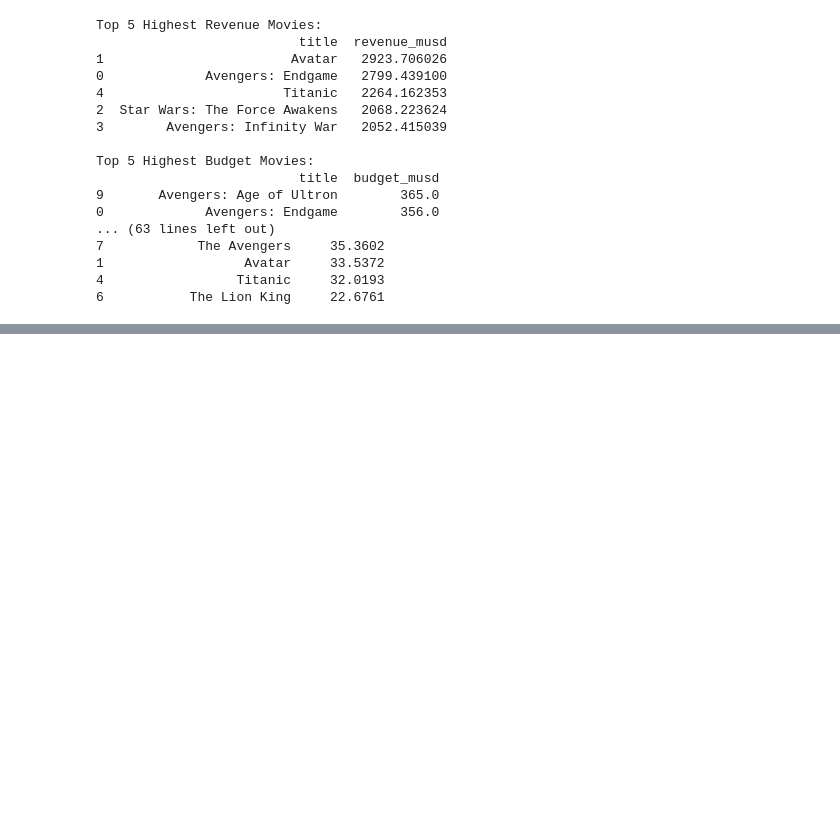
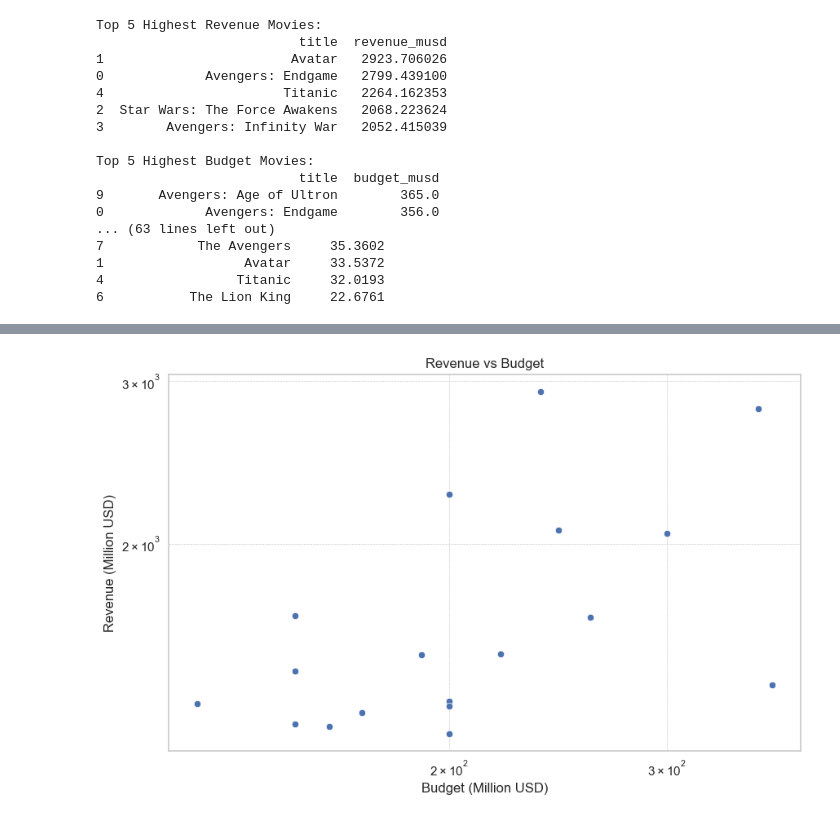
Before and after one commit to ayertey1/GTP_DE-Projects, a Jupyter notebook: notebooks/dataWrangling.ipynb, the cells around one changed output, grey strips where cells are left out. Drawn from its saved outputs; the diff is of its cells as text; code cells hidden in the pictures; blank space fills up the shorter version.

Commit message:
visualization inclusion in notebook

```diff
--- a/notebooks/dataWrangling.ipynb
+++ b/notebooks/dataWrangling.ipynb
@@ -227,0 +349,14 @@ Top 5 Highest Budget Movies:
+# %%
+# 5. Franchise vs Standalone Movie Performance
+df['is_franchise'] = df['belongs_to_collection'].notna()
+
+franchise_stats = df.groupby('is_franchise').agg({
+    'revenue_musd': 'mean',
+    'roi': 'median',
+    'budget_musd': 'mean',
+    'popularity': 'mean',
+    'vote_average': 'mean'
+}).rename(index={True: 'Franchise', False: 'Standalone'})
+
+print("\nFranchise vs Standalone Movie Performance:")
+print(franchise_stats)
@@ -227,0 +418,19 @@ Top 5 Highest Budget Movies:
+# %%
+# Add release_year column, to make ease of calibration
+df['release_year'] = df['release_date'].dt.year
+
+# Set a style
+sns.set(style="whitegrid")
+
+# 1. Revenue vs Budget Trends
+plt.figure(figsize=(10,6))
+sns.scatterplot(data=df, x='budget_musd', y='revenue_musd')
+plt.title('Revenue vs Budget')
+plt.xlabel('Budget (Million USD)')
+plt.ylabel('Revenue (Million USD)')
+plt.xscale('log')
+plt.yscale('log')
+plt.grid(True, which="both", ls="--", linewidth=0.5)
+plt.show()
+# %% [output]
+[figure, added]
```
Also changed, not shown: parts of 13 cells of this notebook, 1 other file.
